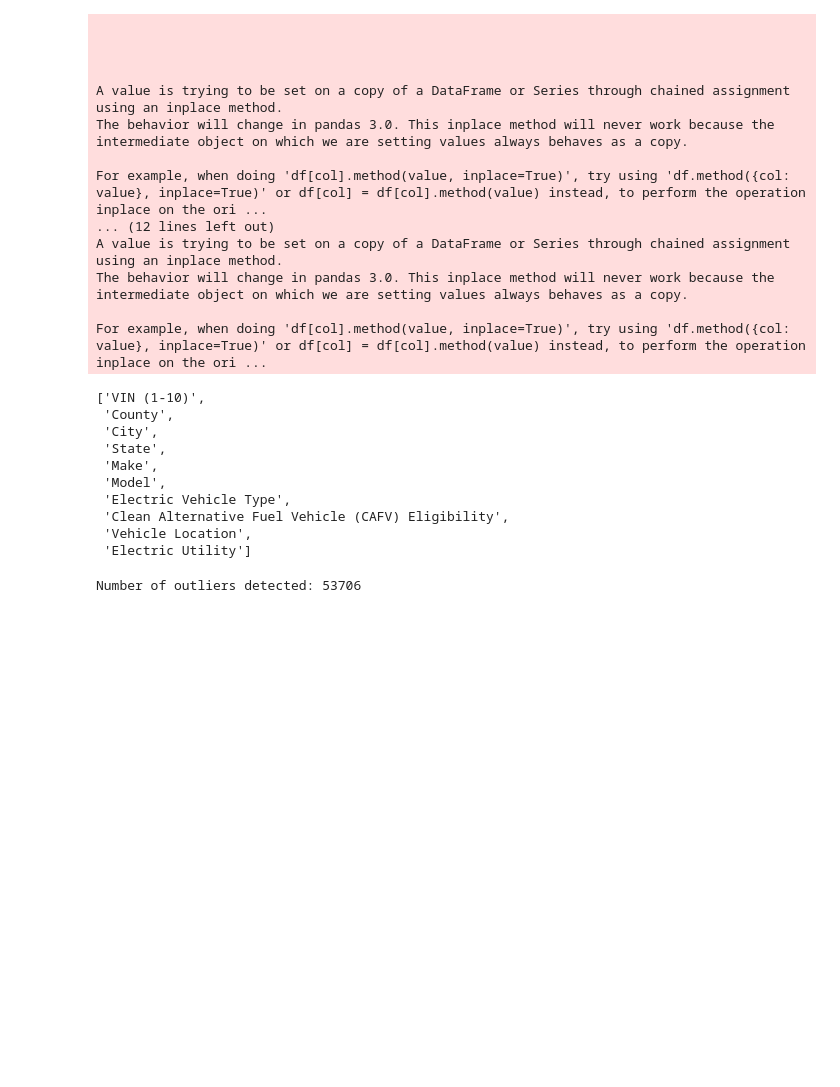
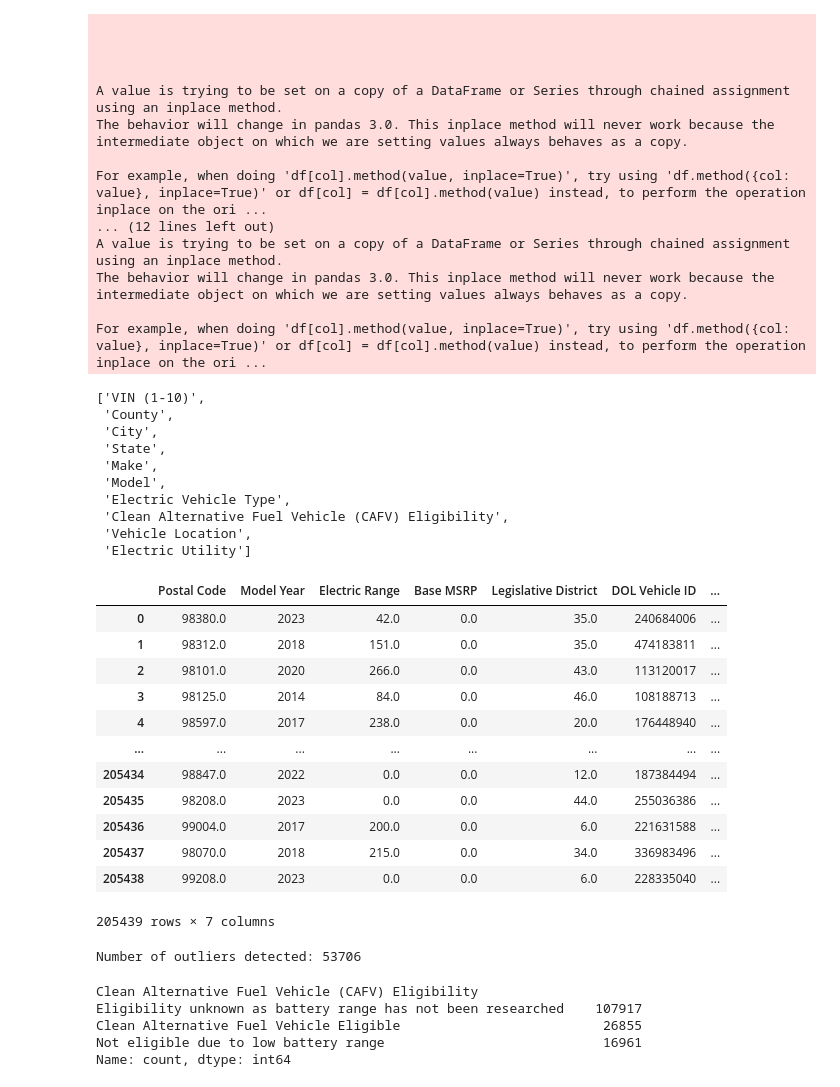
Before and after one commit to youssefelzahar/youssefelzahar-Electric-Vehicle-Population-Data, a Jupyter notebook: model.ipynb, the cells around one changed output. Cells and saved outputs as stored; diff of their text form; code cells hidden in the pictures; blank space fills up the shorter version.

Commit message:
feature engineering and build model

```diff
--- a/model.ipynb
+++ b/model.ipynb
@@ -363,6 +374,22 @@ object_data
  'Electric Utility']
 # %%
 data_number=data.drop(object_data, axis=1)
+# %%
+data_number
+# %% [output]
+|  | Postal Code | Model Year | Electric Range | Base MSRP | Legislative District | DOL Vehicle ID | ... |
+| 0 | 98380.0 | 2023 | 42.0 | 0.0 | 35.0 | 240684006 | ... |
+| 1 | 98312.0 | 2018 | 151.0 | 0.0 | 35.0 | 474183811 | ... |
+| 2 | 98101.0 | 2020 | 266.0 | 0.0 | 43.0 | 113120017 | ... |
+| 3 | 98125.0 | 2014 | 84.0 | 0.0 | 46.0 | 108188713 | ... |
+| 4 | 98597.0 | 2017 | 238.0 | 0.0 | 20.0 | 176448940 | ... |
+| ... | ... | ... | ... | ... | ... | ... | ... |
+| 205434 | 98847.0 | 2022 | 0.0 | 0.0 | 12.0 | 187384494 | ... |
+| 205435 | 98208.0 | 2023 | 0.0 | 0.0 | 44.0 | 255036386 | ... |
+| 205436 | 99004.0 | 2017 | 200.0 | 0.0 | 6.0 | 221631588 | ... |
+| 205437 | 98070.0 | 2018 | 215.0 | 0.0 | 34.0 | 336983496 | ... |
+| 205438 | 99208.0 | 2023 | 0.0 | 0.0 | 6.0 | 228335040 | ... |
+205439 rows × 7 columns
 # %%
 def detect_outliers_iqr(df):
     outliers_indices = []
@@ -383,3 +410,11 @@ print(f'Number of outliers detected: {len(outliers_indices)}')
 Number of outliers detected: 53706
 # %%
 data_cleaned = data.drop(outliers_indices).reset_index(drop=True)
+# %%
+print(data_cleaned['Clean Alternative Fuel Vehicle (CAFV) Eligibility'].value_counts())
+# %% [output]
+Clean Alternative Fuel Vehicle (CAFV) Eligibility
+Eligibility unknown as battery range has not been researched    107917
+Clean Alternative Fuel Vehicle Eligible                          26855
+Not eligible due to low battery range                            16961
+Name: count, dtype: int64
```
Also changed, not shown: parts of 14 cells of this notebook.
